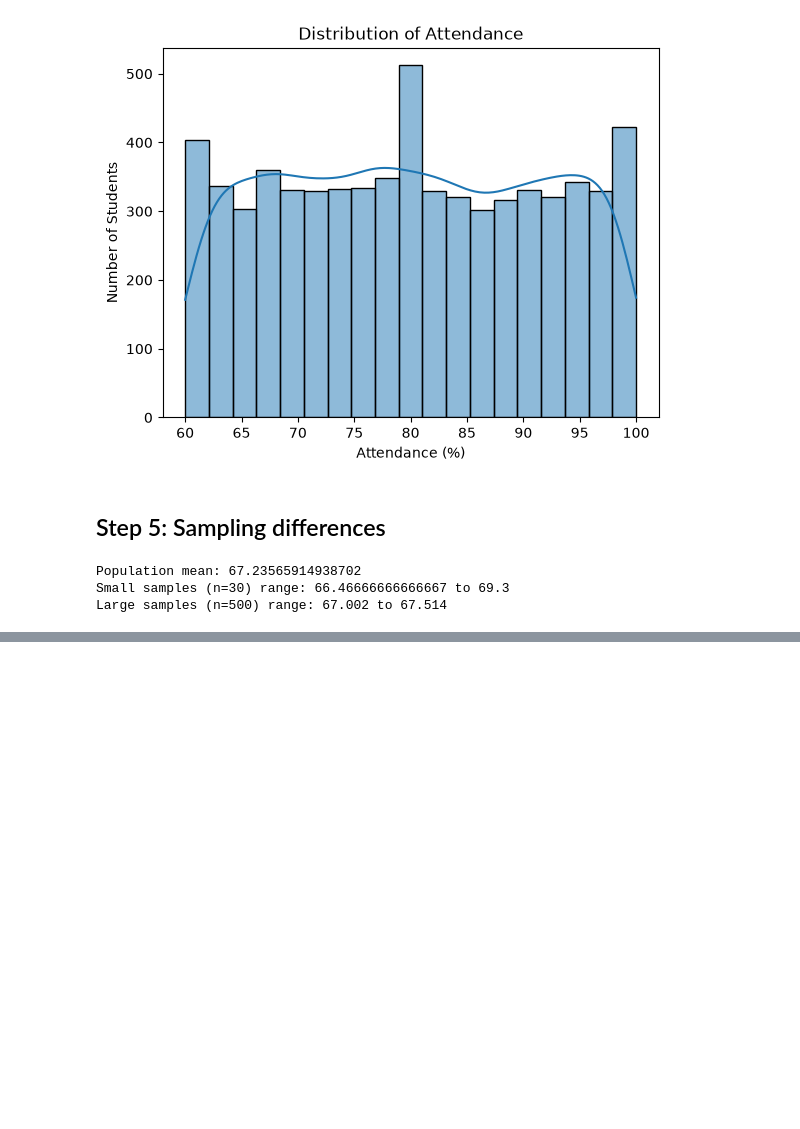
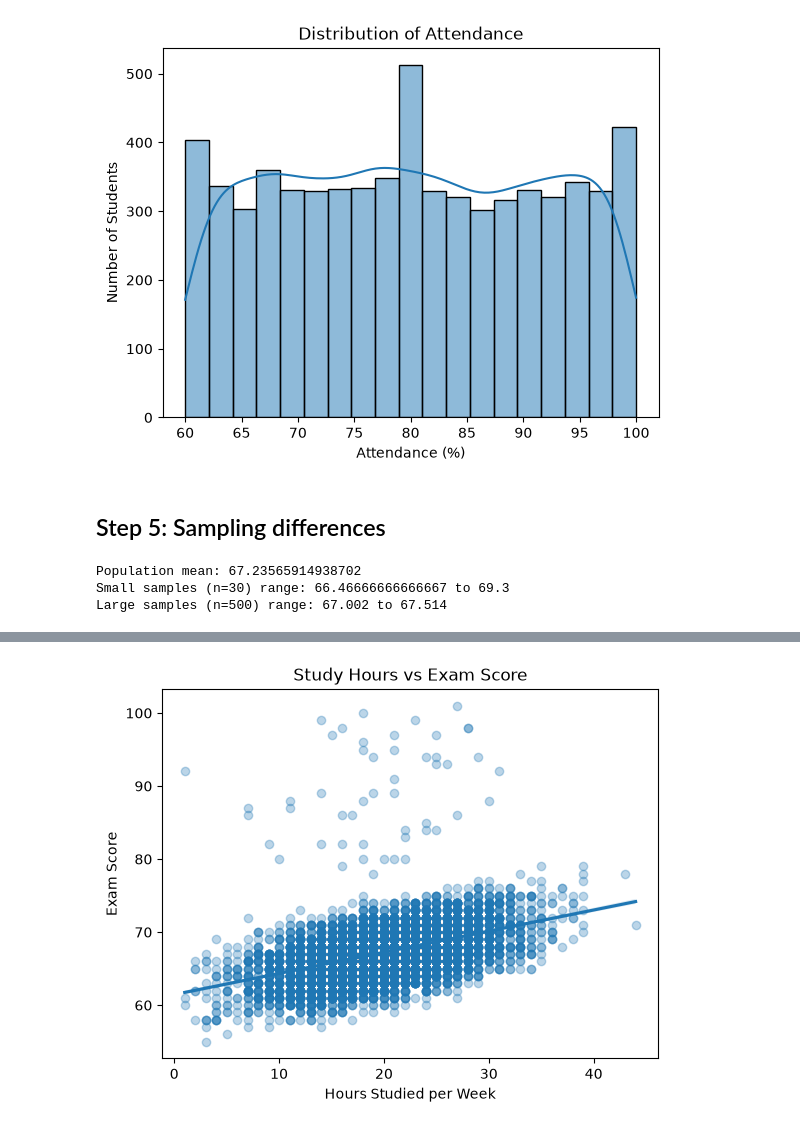
Before and after one commit to Lightleonardo/student-performance-analysis, a Jupyter notebook: notebooks/analysis.ipynb, the cells around one changed output, grey strips where cells are left out. Saved outputs shown, nothing was run; the diff lists cells and outputs as text; code cells hidden in the pictures; blank space fills up the shorter version.

Commit message:
docs: add correlation analysis docs and chart images
add comprehensive correlation analysis documentation and two supporting visualization charts

```diff
--- a/notebooks/analysis.ipynb
+++ b/notebooks/analysis.ipynb
@@ -133,0 +147,9 @@ Large samples (n=500) range: 67.002 to 67.514
+# %%
+fig, ax = plt.subplots()
+sns.regplot(data=df, x="Hours_Studied", y="Exam_Score", scatter_kws={"alpha": 0.3}, ax=ax)
+ax.set_title("Study Hours vs Exam Score")
+ax.set_xlabel("Hours Studied per Week")
+ax.set_ylabel("Exam Score")
+fig.savefig("../charts/03_study_hours_vs_score.png", dpi=150, bbox_inches="tight")
+# %% [output]
+[figure, added]
```
Also changed, not shown: parts of 3 cells of this notebook, 3 other files.
